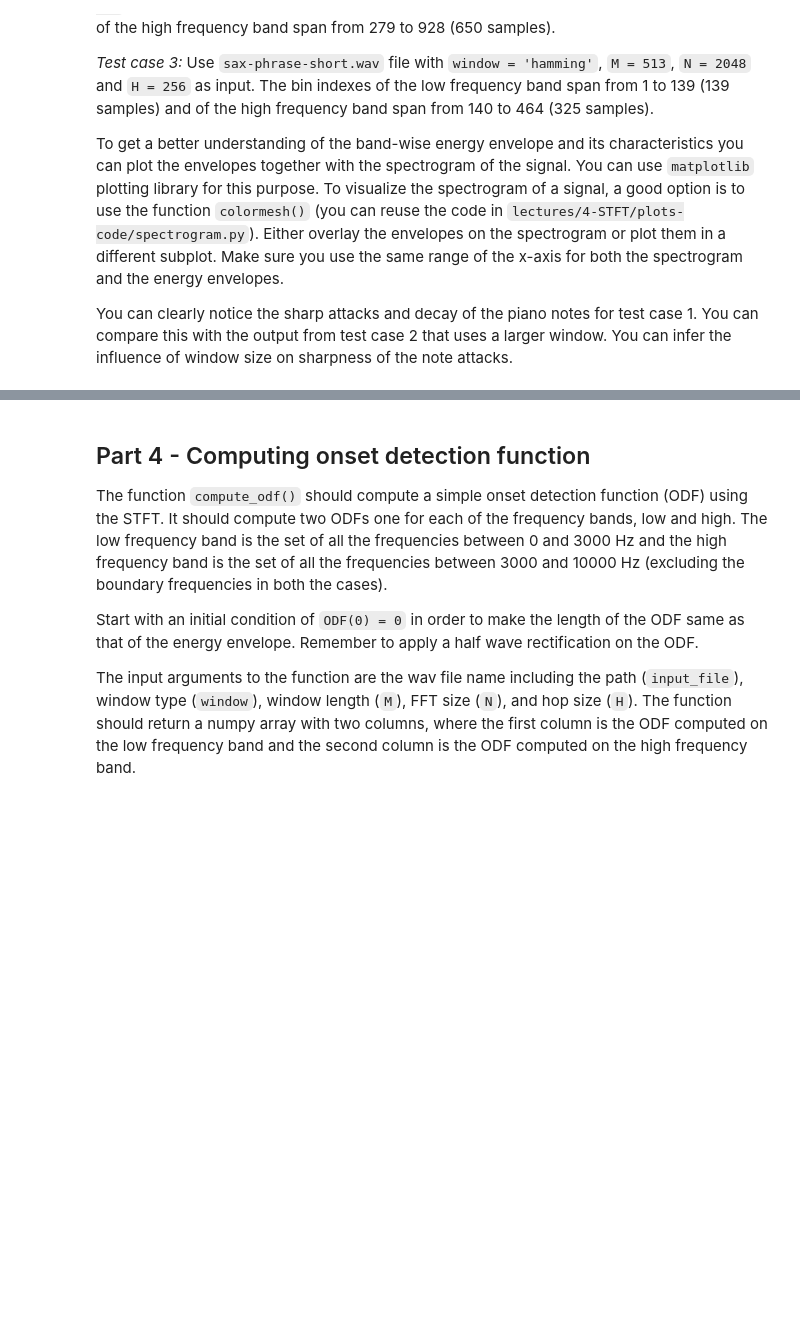
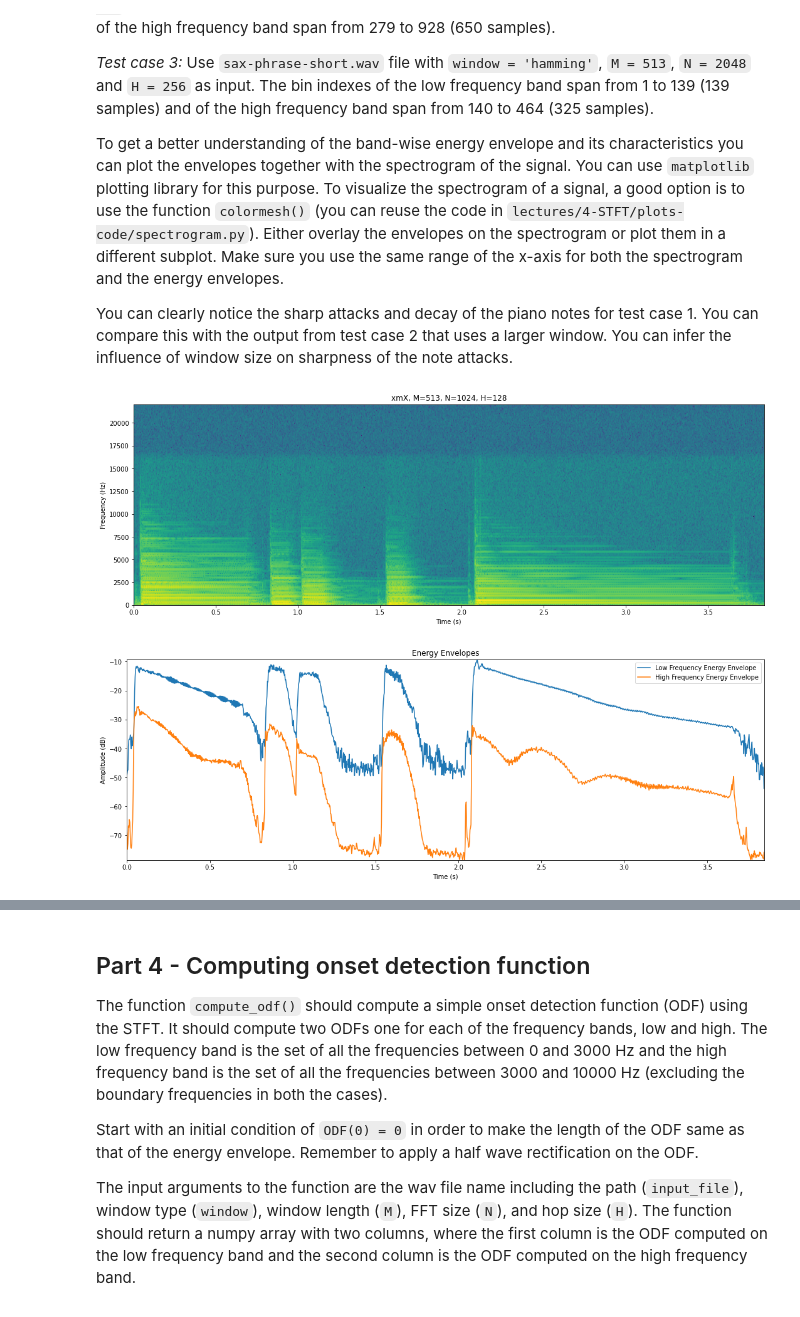
Before and after one commit to nschmidtg/sms-tools-workspace, a Jupyter notebook: E4-STFT.ipynb, the cells around one changed output, grey strips where cells are left out. Cells and saved outputs as stored; diff of their text form; code cells hidden in the pictures; blank space fills up the shorter version.

```diff
--- a/E4-STFT.ipynb
+++ b/E4-STFT.ipynb
@@ -437,4 +486,38 @@ You can clearly notice the sharp attacks and decay of the piano notes for test c
+# %%
+def plot_energy_env(low_env, high_env, fs):
+    plt.figure(1, figsize=(15, 10))
+    plt.subplot(211)
+    numFrames = int(len(low_env))
+    frmTime = H*np.arange(numFrames)/fs
+
+    plt.plot(frmTime, low_env)
+    plt.plot(frmTime, high_env)
+
+    plt.title('Energy Envelopes')
+    plt.ylabel('Amplitude (dB)')
+    plt.xlabel('Time (s)')
+    plt.legend(['Low Frequency Energy Envelope','High Frequency Energy Envelope'])
+    plt.autoscale(tight=True)
+
+    plt.tight_layout()
+    plt.savefig('spectrogram.png')
+    plt.show()
 # %%
 # E4 - 3.2: Call the function compute_eng_env() and plot the envelopes together with the spectrogram of the signal
 
-### Your code here
+# initialize suggested parameters
+input_file = '../sounds/piano.wav'
+window = 'blackman'
+M = 513
+N = 1024
+H = 128
+
+fs = 44100
+
+xmX, low_env, high_env = compute_eng_env(input_file, window, M, N, H)
+
+plot_spectrogram(xmX, M, N, H, fs)
+plot_energy_env(low_env, high_env, fs)
+# %% [output]
+[figure, added]
+[figure, added]
```
Also changed, not shown: parts of 10 cells of this notebook, 1 other file.
